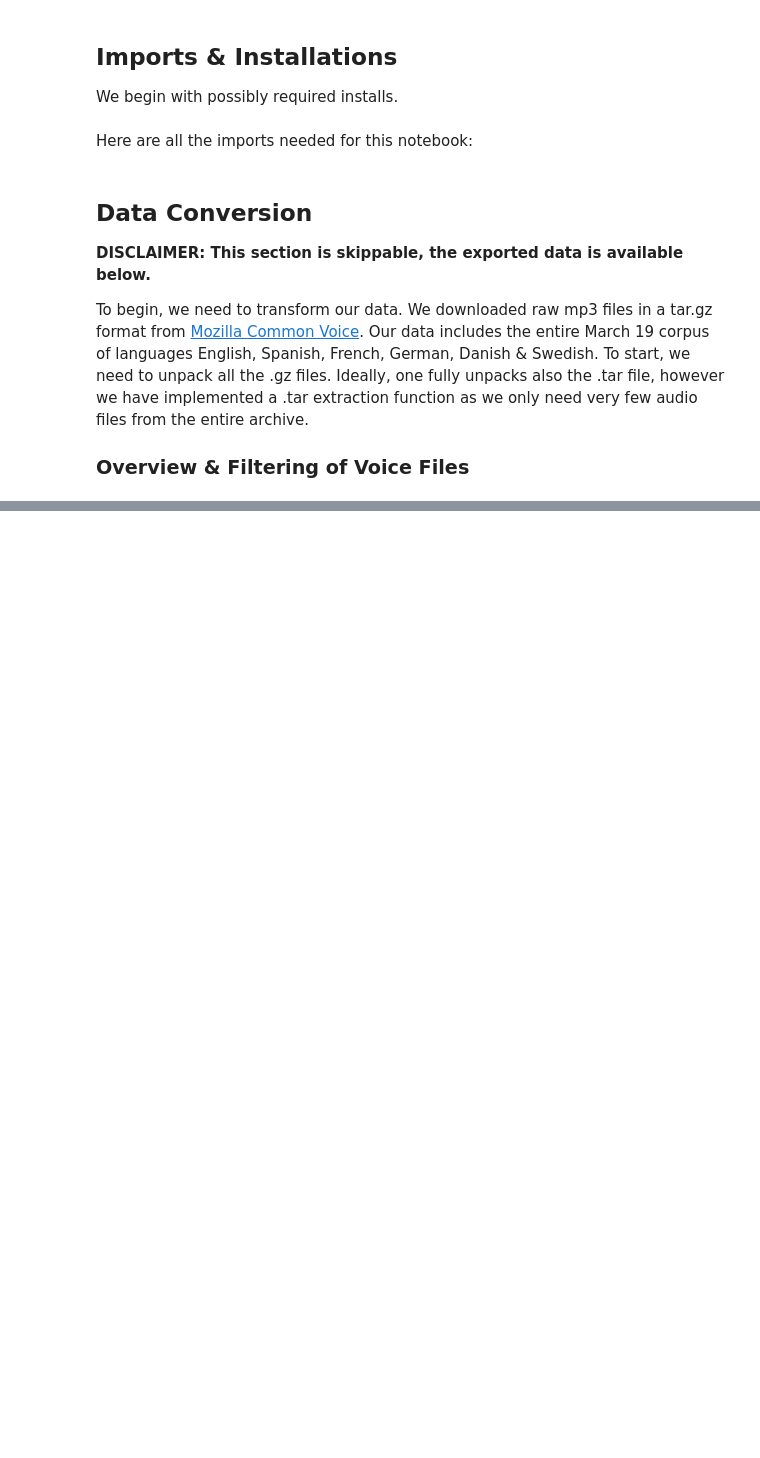
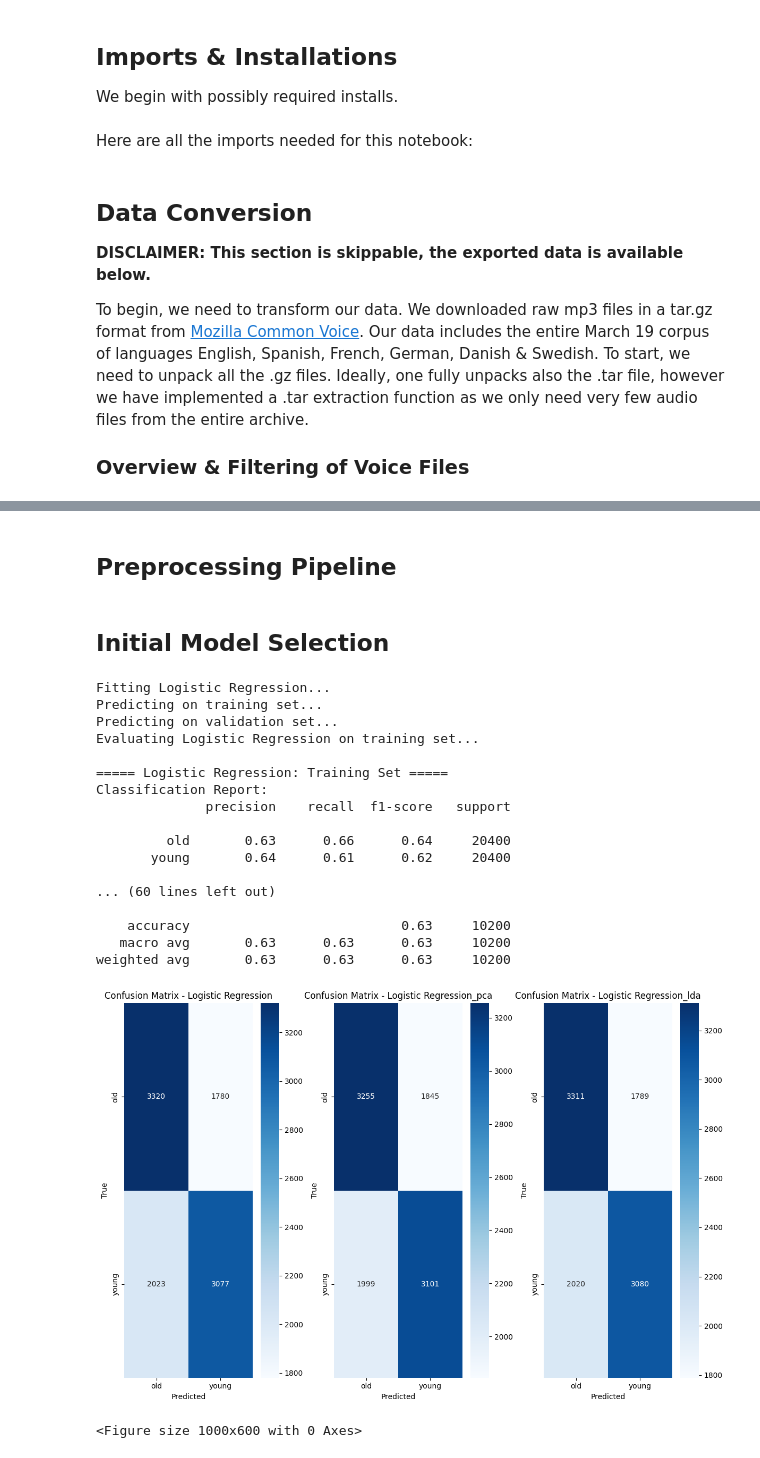
Before and after one commit to heinrichhegenbarth/KAN-CDSCO2004U_Machine_Learning_and_Deep_Learning, a Jupyter notebook: Final_Project/final_exam.ipynb, the cells around one changed output, grey strips where cells are left out. Saved outputs shown, nothing was run; the diff lists cells and outputs as text; code cells hidden in the pictures; blank space fills up the shorter version.

```diff
--- a/Final_Project/final_exam.ipynb
+++ b/Final_Project/final_exam.ipynb
@@ -152,0 +513,39 @@ Test
+# %%
+# Function to sample up to n_total rows with as balanced gender as possible
+def balanced_sample(group, total_n=20000):
+    female = group[group['gender'] == 'female_feminine']
+    male = group[group['gender'] == 'male_masculine']
+
+    n_female = len(female)
+    n_male = len(male)
+
+    if n_female >= total_n // 2 and n_male >= total_n // 2:
+        female_sampled = resample(female, replace=False, n_samples=total_n // 2, random_state=27)
+        male_sampled = resample(male, replace=False, n_samples=total_n // 2, random_state=27)
+    else:
+        if n_female < n_male:
+            female_sampled = female
+            male_sampled = resample(male, replace=False, n_samples=total_n - len(female_sampled), random_state=27)
+        else:
+            male_sampled = male
+            female_sampled = resample(female, replace=False, n_samples=total_n - len(male_sampled), random_state=27)
+
+    return pd.concat([female_sampled, male_sampled])
+
+bin_10_29 = data_clean[data_clean['age'] < 30]
+sampled_10_29 = balanced_sample(bin_10_29)
+bin_30 = data_clean[data_clean['age'] == 30]
+sampled_30 = balanced_sample(bin_30, total_n=10000)
+bin_40 = data_clean[data_clean['age'] == 40]
+sampled_40 = balanced_sample(bin_40, total_n=10000)
+bin_50_plus = data_clean[data_clean['age'] >= 50]
+sampled_50_plus = balanced_sample(bin_50_plus)
+
+# Combine all bins
+data_reduced = pd.concat([sampled_10_29, sampled_30, sampled_40, sampled_50_plus], ignore_index=True)
+
+# Verification
+print("Age young/old distribution:")
+print(data_reduced['age_young_old'].value_counts())
+print("\nGender distribution:")
+print(data_reduced['gender'].value_counts())
@@ -152,0 +710,2 @@ Test
+# %% [markdown]
+## Preprocessing Pipeline
@@ -152,0 +754,2 @@ Test
+# %% [markdown]
+## Initial Model Selection
@@ -152,0 +946,24 @@ Test
+# %%
+logistic_metrics=fit_pipeline_predict_evaluate(LogisticRegression(solver='lbfgs', max_iter=5000, C=0.01, random_state=27),
+                                               "Logistic Regression", PCA=True, LDA=True
+                                               )
+# %% [output]
+Fitting Logistic Regression...
+Predicting on training set...
+Predicting on validation set...
+Evaluating Logistic Regression on training set...
+
+===== Logistic Regression: Training Set =====
+Classification Report:
+              precision    recall  f1-score   support
+
+         old       0.63      0.66      0.64     20400
+       young       0.64      0.61      0.62     20400
+
+... (60 lines left out)
+
+    accuracy                           0.63     10200
+   macro avg       0.63      0.63      0.63     10200
+weighted avg       0.63      0.63      0.63     10200
+[figure, added]
+<Figure size 1000x600 with 0 Axes>
```
Also changed, not shown: parts of 44 cells of this notebook, 1 other file.
